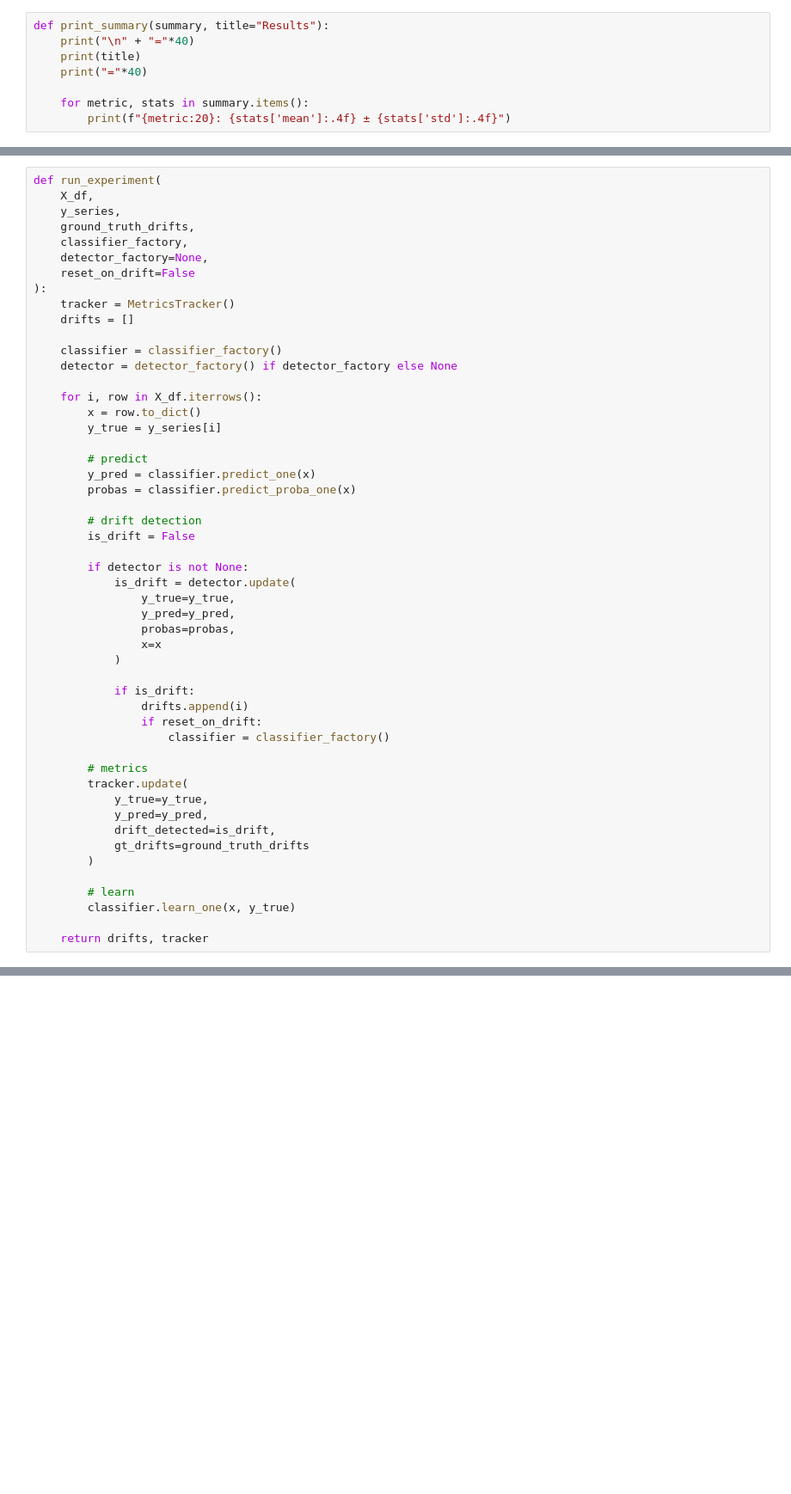
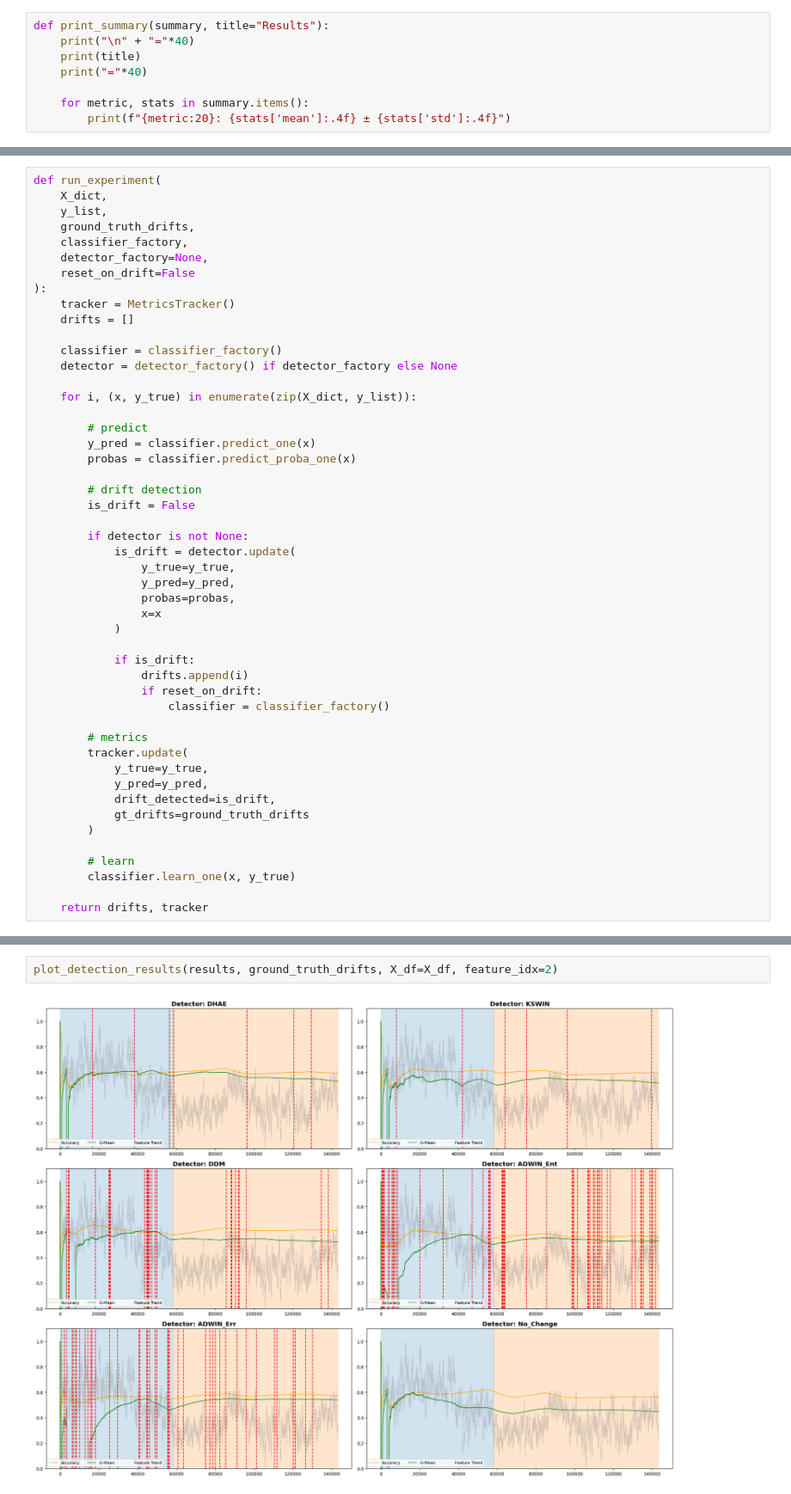
Before and after one commit to AnastasiaShvydkaiia/Multiclass-Imbalanced-Concept-Drift-Detection, a Jupyter notebook: drift_detection.ipynb, the cells around one changed output, grey strips where cells are left out. Shown at 86% size. Saved outputs shown, nothing was run; the diff lists cells and outputs as text; blank space fills up the shorter version.

```diff
--- a/drift_detection.ipynb
+++ b/drift_detection.ipynb
@@ -338,7 +513,7 @@ def stream_to_df(stream, n_samples):
 # %%
 def run_experiment(
-    X_df,
-    y_series,
+    X_dict,
+    y_list,
     ground_truth_drifts,
     classifier_factory,
     detector_factory=None,
@@ -350,9 +525,7 @@ def run_experiment(
     classifier = classifier_factory()
     detector = detector_factory() if detector_factory else None
 
-    for i, row in X_df.iterrows():
-        x = row.to_dict()
-        y_true = y_series[i]
+    for i, (x, y_true) in enumerate(zip(X_dict, y_list)):
 
         # predict
         y_pred = classifier.predict_one(x)
@@ -525,0 +846,4 @@ class HyperplaneDriftStream:
+# %%
+plot_detection_results(results, ground_truth_drifts, X_df=X_df, feature_idx=2)
+# %% [output]
+[figure, added]
```
Also changed, not shown: parts of 72 cells of this notebook, 6 other files.
